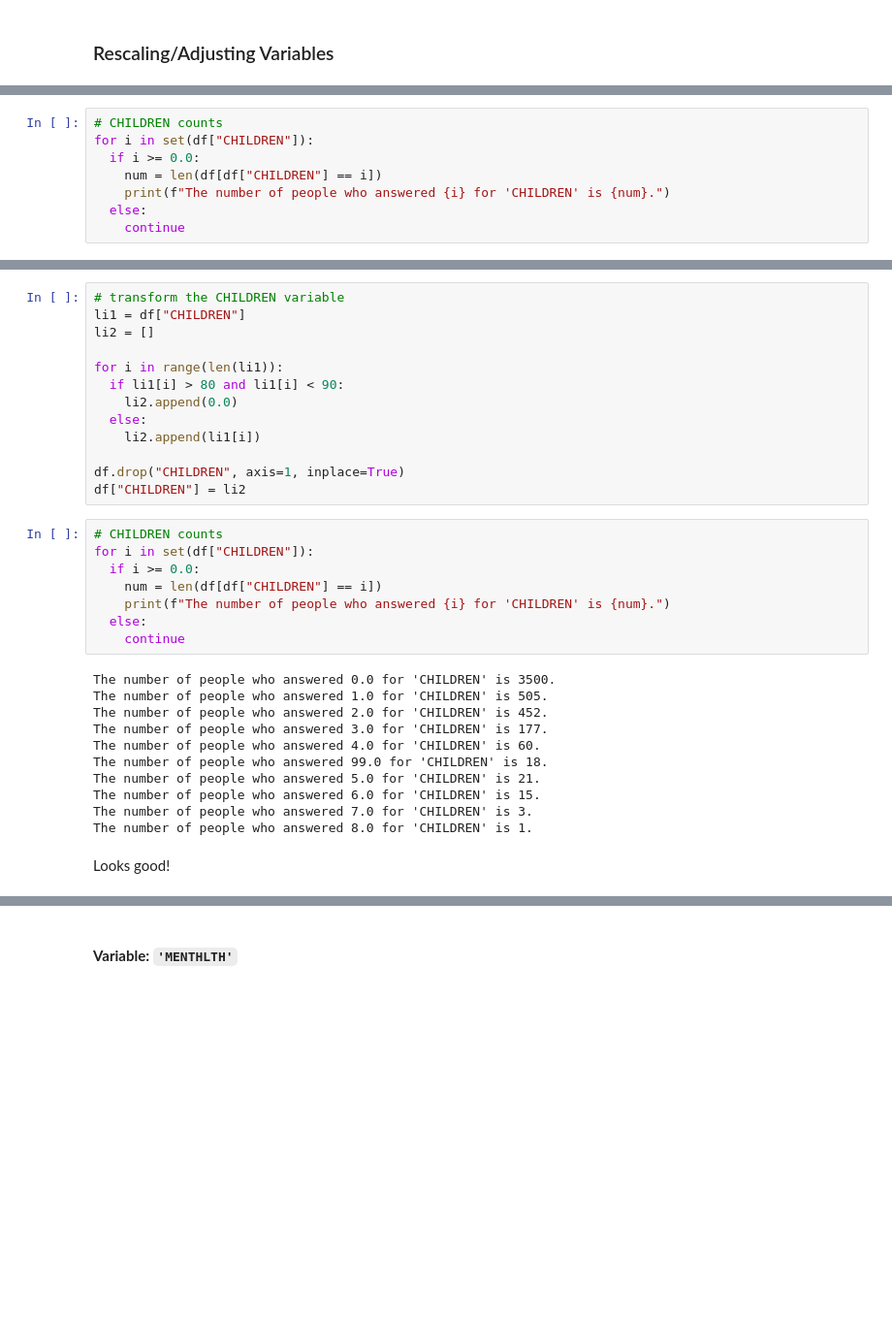
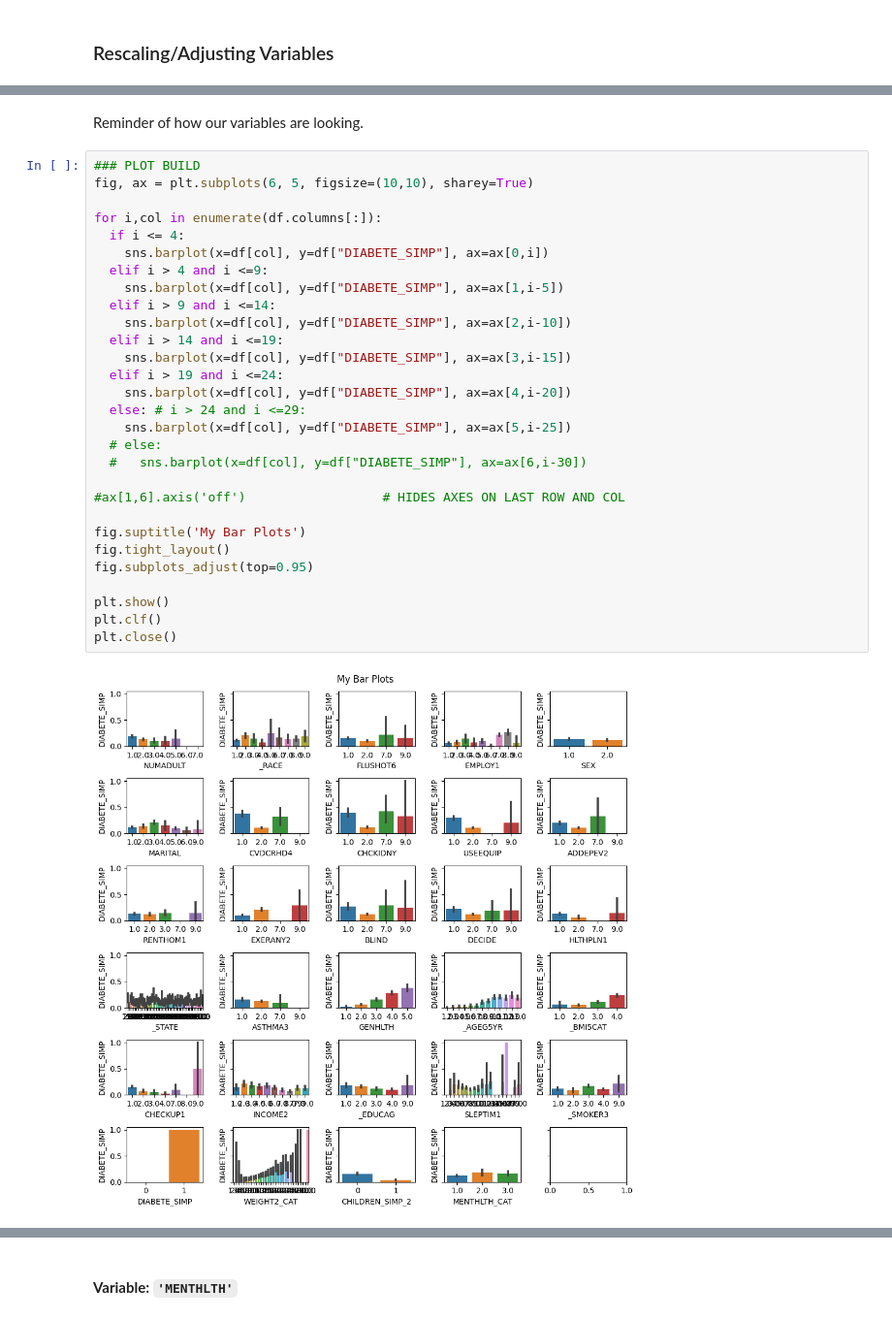
Before and after one commit to Chachi36/Diabetes-Factors-Demo-Notebook, a Jupyter notebook: Diabetes_Risk_Notebook.ipynb, the cells around one changed output, grey strips where cells are left out. Shown at 97% size. Cells and saved outputs as stored; diff of their text form; blank space fills up the shorter version.

```diff
--- a/Diabetes_Risk_Notebook.ipynb
+++ b/Diabetes_Risk_Notebook.ipynb
@@ -1895,8 +1893,0 @@ We are going to convert all `'88.0'` entries into `'0.0'` entries.
-# %%
-# CHILDREN counts
-for i in set(df["CHILDREN"]):
-  if i >= 0.0:
-    num = len(df[df["CHILDREN"] == i])
-    print(f"The number of people who answered {i} for 'CHILDREN' is {num}.")
-  else:
-    continue
@@ -1914,34 +1894,33 @@ The number of people who answered 88.0 for 'CHILDREN' is 3500.
-# %%
-# transform the CHILDREN variable
-li1 = df["CHILDREN"]
-li2 = []
-
-for i in range(len(li1)):
-  if li1[i] > 80 and li1[i] < 90:
-    li2.append(0.0)
-  else:
-    li2.append(li1[i])
-
-df.drop("CHILDREN", axis=1, inplace=True)
-df["CHILDREN"] = li2
-# %%
-# CHILDREN counts
-for i in set(df["CHILDREN"]):
-  if i >= 0.0:
-    num = len(df[df["CHILDREN"] == i])
-    print(f"The number of people who answered {i} for 'CHILDREN' is {num}.")
-  else:
-    continue
-# %% [output]
-The number of people who answered 0.0 for 'CHILDREN' is 3500.
-The number of people who answered 1.0 for 'CHILDREN' is 505.
-The number of people who answered 2.0 for 'CHILDREN' is 452.
-The number of people who answered 3.0 for 'CHILDREN' is 177.
-The number of people who answered 4.0 for 'CHILDREN' is 60.
-The number of people who answered 99.0 for 'CHILDREN' is 18.
-The number of people who answered 5.0 for 'CHILDREN' is 21.
-The number of people who answered 6.0 for 'CHILDREN' is 15.
-The number of people who answered 7.0 for 'CHILDREN' is 3.
-The number of people who answered 8.0 for 'CHILDREN' is 1.
-# %% [markdown]
-Looks good!
+# %% [markdown]
+Reminder of how our variables are looking.
+# %%
+### PLOT BUILD
+fig, ax = plt.subplots(6, 5, figsize=(10,10), sharey=True)
+
+for i,col in enumerate(df.columns[:]):
+  if i <= 4:
+    sns.barplot(x=df[col], y=df["DIABETE_SIMP"], ax=ax[0,i])
+  elif i > 4 and i <=9:
+    sns.barplot(x=df[col], y=df["DIABETE_SIMP"], ax=ax[1,i-5])
+  elif i > 9 and i <=14:
+    sns.barplot(x=df[col], y=df["DIABETE_SIMP"], ax=ax[2,i-10])
+  elif i > 14 and i <=19:
+    sns.barplot(x=df[col], y=df["DIABETE_SIMP"], ax=ax[3,i-15])
+  elif i > 19 and i <=24:
+    sns.barplot(x=df[col], y=df["DIABETE_SIMP"], ax=ax[4,i-20])
+  else: # i > 24 and i <=29:
+    sns.barplot(x=df[col], y=df["DIABETE_SIMP"], ax=ax[5,i-25])
+  # else:
+  #   sns.barplot(x=df[col], y=df["DIABETE_SIMP"], ax=ax[6,i-30])
+
+#ax[1,6].axis('off')                  # HIDES AXES ON LAST ROW AND COL
+
+fig.suptitle('My Bar Plots')
+fig.tight_layout()
+fig.subplots_adjust(top=0.95)
+
+plt.show()
+plt.clf()
+plt.close()
+# %% [output]
+[figure, added]
```
Also changed, not shown: parts of 32 cells of this notebook.
